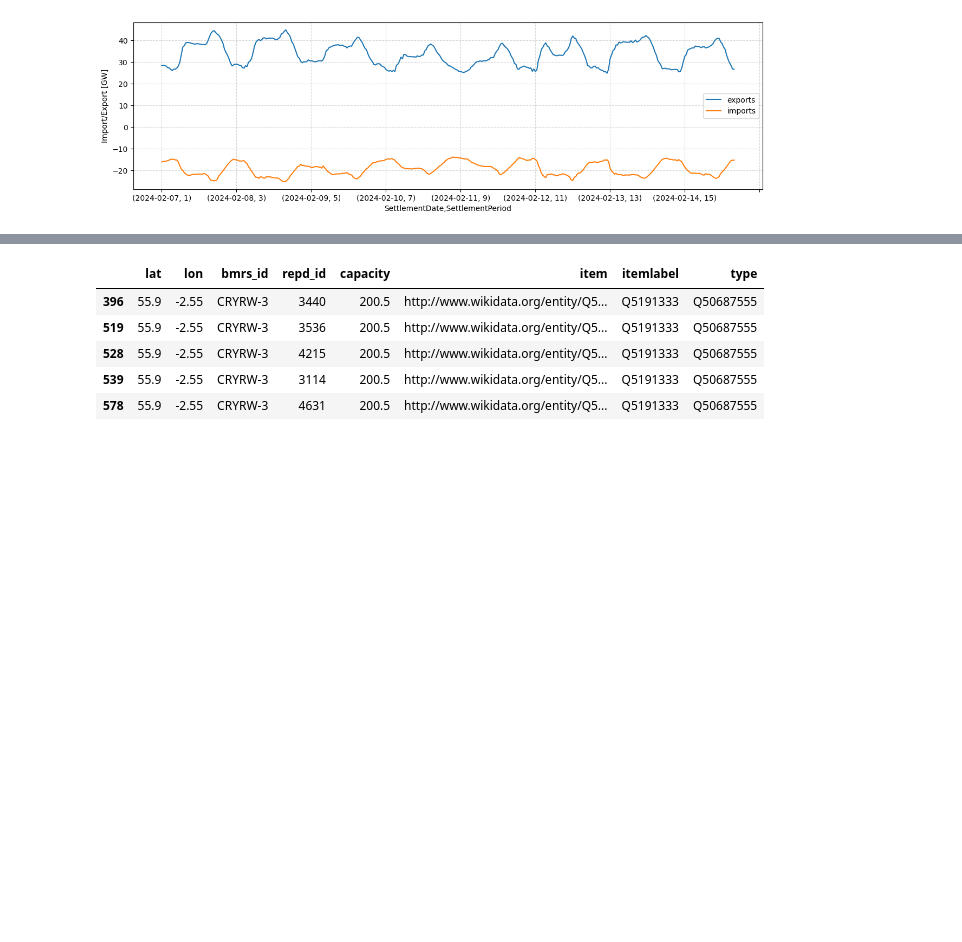
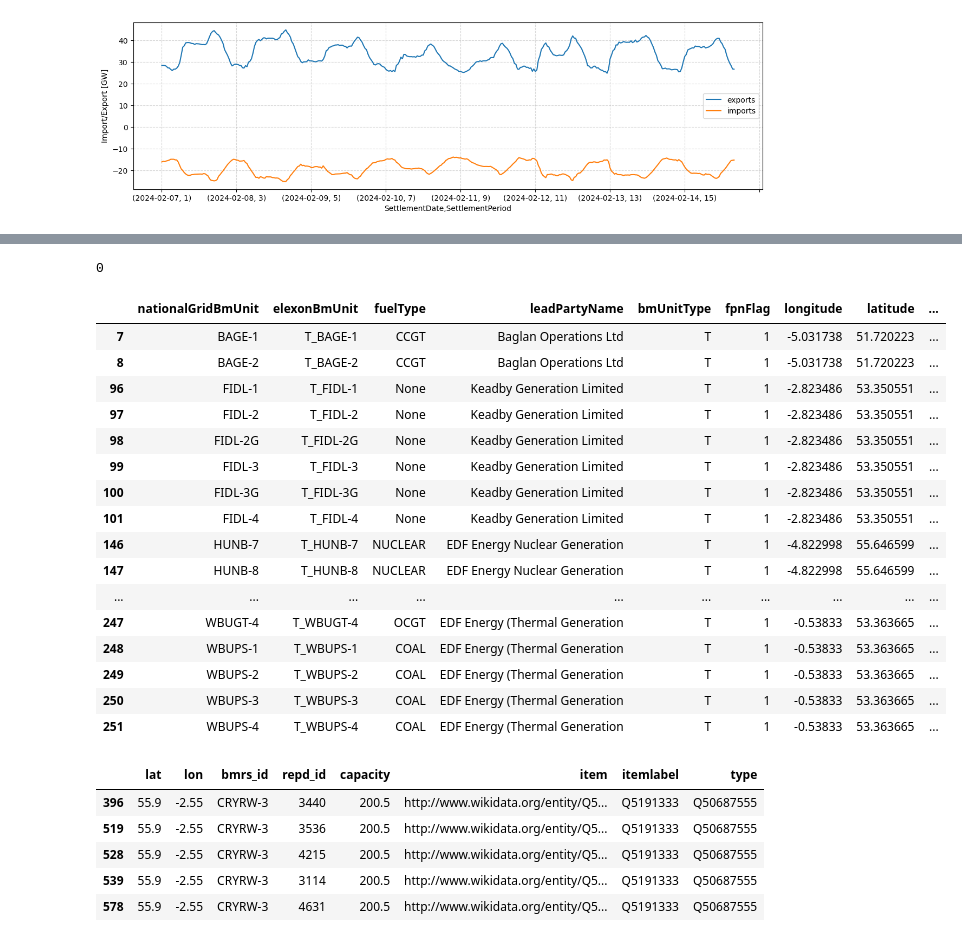
Before and after one commit to LukasFrankenQ/LMP, a Jupyter notebook: notebooks/wiki.ipynb, the cells around one changed output, grey strips where cells are left out. Drawn from its saved outputs; the diff is of its cells as text; code cells hidden in the pictures; blank space fills up the shorter version.

```diff
--- a/notebooks/wiki.ipynb
+++ b/notebooks/wiki.ipynb
@@ -239,0 +250,3 @@ plt.show()
+# %%
+located = merged.loc[merged["lat"] != 0]
+located
@@ -239,0 +360,25 @@ plt.show()
+# %%
+df_ids["sett_bmu_id"].str.contains(name).fillna(False).sum()
+# %% [output]
+0
+# %%
+harm = gpd.read_file("harmonised_bm_units.geojson")
+harm.loc[~harm["nationalGridBmUnit"].isin(located.index)]
+# %% [output]
+|  | nationalGridBmUnit | elexonBmUnit | fuelType | leadPartyName | bmUnitType | fpnFlag | longitude | latitude | ... |
+| 7 | BAGE-1 | T_BAGE-1 | CCGT | Baglan Operations Ltd | T | 1 | -5.031738 | 51.720223 | ... |
+| 8 | BAGE-2 | T_BAGE-2 | CCGT | Baglan Operations Ltd | T | 1 | -5.031738 | 51.720223 | ... |
+| 96 | FIDL-1 | T_FIDL-1 | None | Keadby Generation Limited | T | 1 | -2.823486 | 53.350551 | ... |
+| 97 | FIDL-2 | T_FIDL-2 | None | Keadby Generation Limited | T | 1 | -2.823486 | 53.350551 | ... |
+| 98 | FIDL-2G | T_FIDL-2G | None | Keadby Generation Limited | T | 1 | -2.823486 | 53.350551 | ... |
+| 99 | FIDL-3 | T_FIDL-3 | None | Keadby Generation Limited | T | 1 | -2.823486 | 53.350551 | ... |
+| 100 | FIDL-3G | T_FIDL-3G | None | Keadby Generation Limited | T | 1 | -2.823486 | 53.350551 | ... |
+| 101 | FIDL-4 | T_FIDL-4 | None | Keadby Generation Limited | T | 1 | -2.823486 | 53.350551 | ... |
+| 146 | HUNB-7 | T_HUNB-7 | NUCLEAR | EDF Energy Nuclear Generation | T | 1 | -4.822998 | 55.646599 | ... |
+| 147 | HUNB-8 | T_HUNB-8 | NUCLEAR | EDF Energy Nuclear Generation | T | 1 | -4.822998 | 55.646599 | ... |
+| ... | ... | ... | ... | ... | ... | ... | ... | ... | ... |
+| 247 | WBUGT-4 | T_WBUGT-4 | OCGT | EDF Energy (Thermal Generation | T | 1 | -0.53833 | 53.363665 | ... |
+| 248 | WBUPS-1 | T_WBUPS-1 | COAL | EDF Energy (Thermal Generation | T | 1 | -0.53833 | 53.363665 | ... |
+| 249 | WBUPS-2 | T_WBUPS-2 | COAL | EDF Energy (Thermal Generation | T | 1 | -0.53833 | 53.363665 | ... |
+| 250 | WBUPS-3 | T_WBUPS-3 | COAL | EDF Energy (Thermal Generation | T | 1 | -0.53833 | 53.363665 | ... |
+| 251 | WBUPS-4 | T_WBUPS-4 | COAL | EDF Energy (Thermal Generation | T | 1 | -0.53833 | 53.363665 | ... |
```
Also changed, not shown: parts of 30 cells of this notebook, 4 other files.
